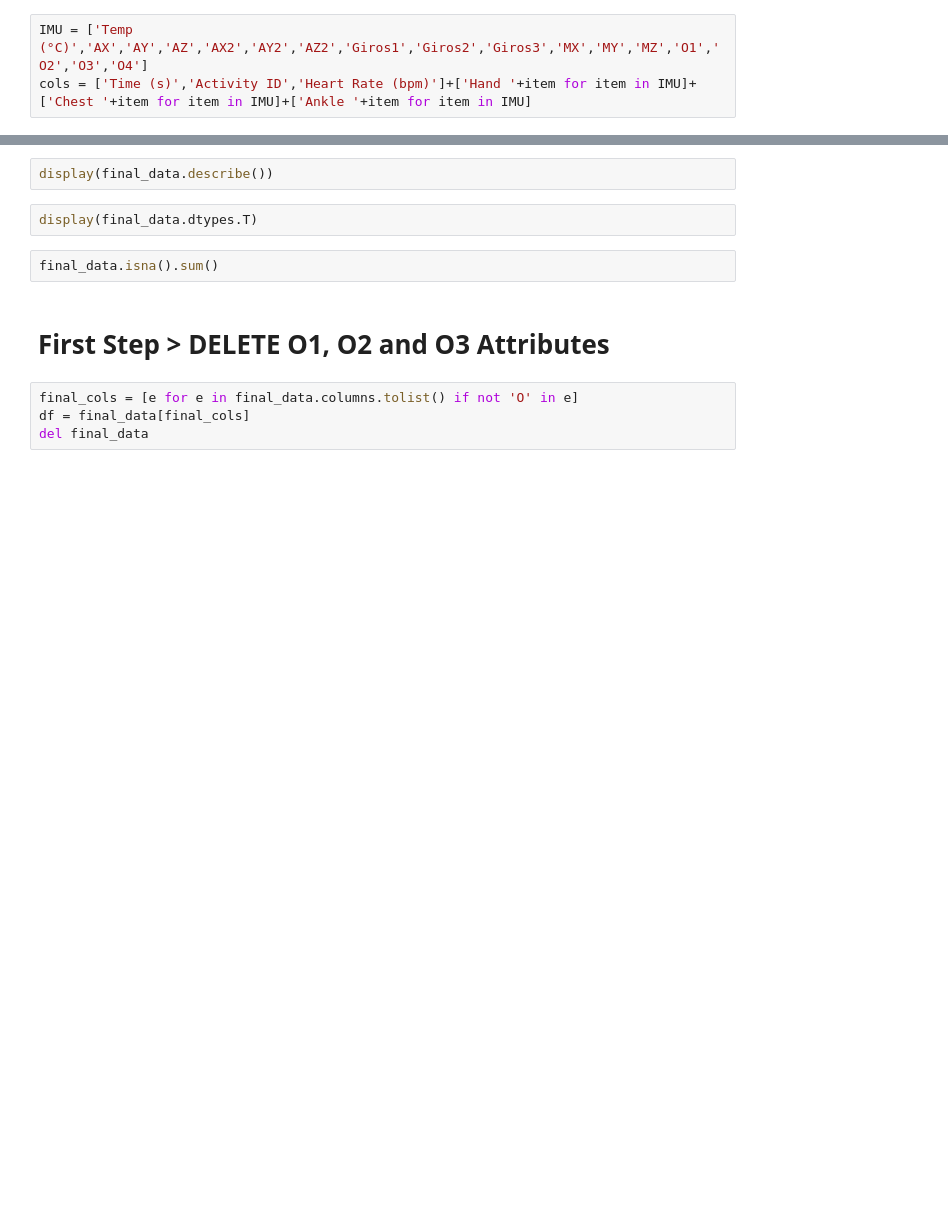
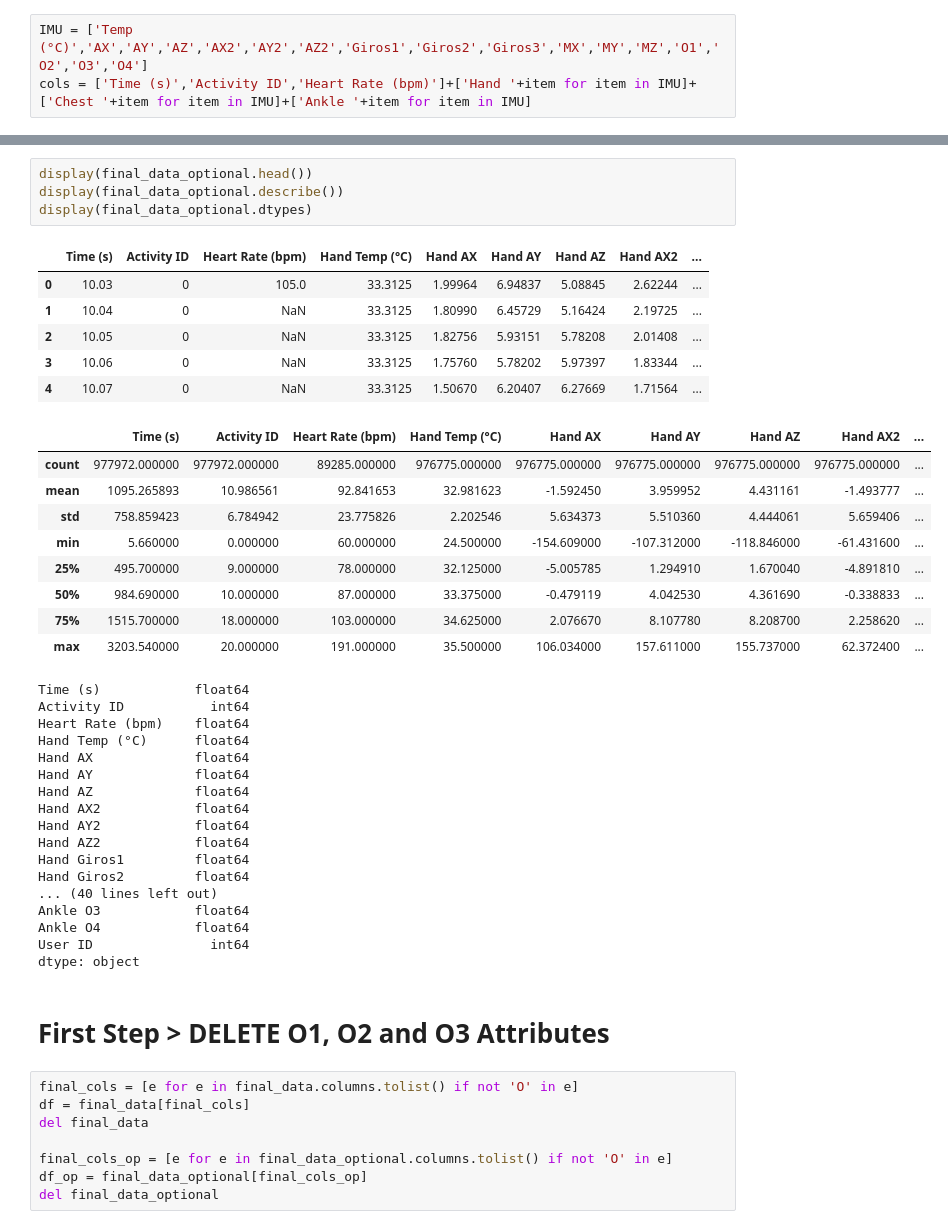
Before and after one commit to ijcernicharo/datamad18_ijcernicharo, a Jupyter notebook: final-project/my_project/FINAL PROJECT.ipynb, the cells around one changed output, grey strips where cells are left out. Saved outputs shown, nothing was run; the diff lists cells and outputs as text; blank space fills up the shorter version.

```diff
--- a/final-project/my_project/FINAL PROJECT.ipynb
+++ b/final-project/my_project/FINAL PROJECT.ipynb
@@ -109,13 +151,48 @@ display(final_data.head())
-# %%
-display(final_data.describe())
-# %%
-display(final_data.dtypes.T)
-# %%
-final_data.isna().sum()
+# %%
+display(final_data_optional.head())
+display(final_data_optional.describe())
+display(final_data_optional.dtypes)
+# %% [output]
+|  | Time (s) | Activity ID | Heart Rate (bpm) | Hand Temp (°C) | Hand AX | Hand AY | Hand AZ | Hand AX2 | ... |
+| 0 | 10.03 | 0 | 105.0 | 33.3125 | 1.99964 | 6.94837 | 5.08845 | 2.62244 | ... |
+| 1 | 10.04 | 0 | NaN | 33.3125 | 1.80990 | 6.45729 | 5.16424 | 2.19725 | ... |
+| 2 | 10.05 | 0 | NaN | 33.3125 | 1.82756 | 5.93151 | 5.78208 | 2.01408 | ... |
+| 3 | 10.06 | 0 | NaN | 33.3125 | 1.75760 | 5.78202 | 5.97397 | 1.83344 | ... |
+| 4 | 10.07 | 0 | NaN | 33.3125 | 1.50670 | 6.20407 | 6.27669 | 1.71564 | ... |
+|  | Time (s) | Activity ID | Heart Rate (bpm) | Hand Temp (°C) | Hand AX | Hand AY | Hand AZ | Hand AX2 | ... |
+| count | 977972.000000 | 977972.000000 | 89285.000000 | 976775.000000 | 976775.000000 | 976775.000000 | 976775.000000 | 976775.000000 | ... |
+| mean | 1095.265893 | 10.986561 | 92.841653 | 32.981623 | -1.592450 | 3.959952 | 4.431161 | -1.493777 | ... |
+| std | 758.859423 | 6.784942 | 23.775826 | 2.202546 | 5.634373 | 5.510360 | 4.444061 | 5.659406 | ... |
+| min | 5.660000 | 0.000000 | 60.000000 | 24.500000 | -154.609000 | -107.312000 | -118.846000 | -61.431600 | ... |
+| 25% | 495.700000 | 9.000000 | 78.000000 | 32.125000 | -5.005785 | 1.294910 | 1.670040 | -4.891810 | ... |
+| 50% | 984.690000 | 10.000000 | 87.000000 | 33.375000 | -0.479119 | 4.042530 | 4.361690 | -0.338833 | ... |
+| 75% | 1515.700000 | 18.000000 | 103.000000 | 34.625000 | 2.076670 | 8.107780 | 8.208700 | 2.258620 | ... |
+| max | 3203.540000 | 20.000000 | 191.000000 | 35.500000 | 106.034000 | 157.611000 | 155.737000 | 62.372400 | ... |
+Time (s)            float64
+Activity ID           int64
+Heart Rate (bpm)    float64
+Hand Temp (°C)      float64
+Hand AX             float64
+Hand AY             float64
+Hand AZ             float64
+Hand AX2            float64
+Hand AY2            float64
+Hand AZ2            float64
+Hand Giros1         float64
+Hand Giros2         float64
+... (40 lines left out)
+Ankle O3            float64
+Ankle O4            float64
+User ID               int64
+dtype: object
 # %% [markdown]
 # First Step > DELETE O1, O2 and O3 Attributes
 # %%
 final_cols = [e for e in final_data.columns.tolist() if not 'O' in e]
 df = final_data[final_cols]
 del final_data
+
+final_cols_op = [e for e in final_data_optional.columns.tolist() if not 'O' in e]
+df_op = final_data_optional[final_cols_op]
+del final_data_optional
 # %% [markdown]
```
Also changed, not shown: parts of 19 cells of this notebook.
